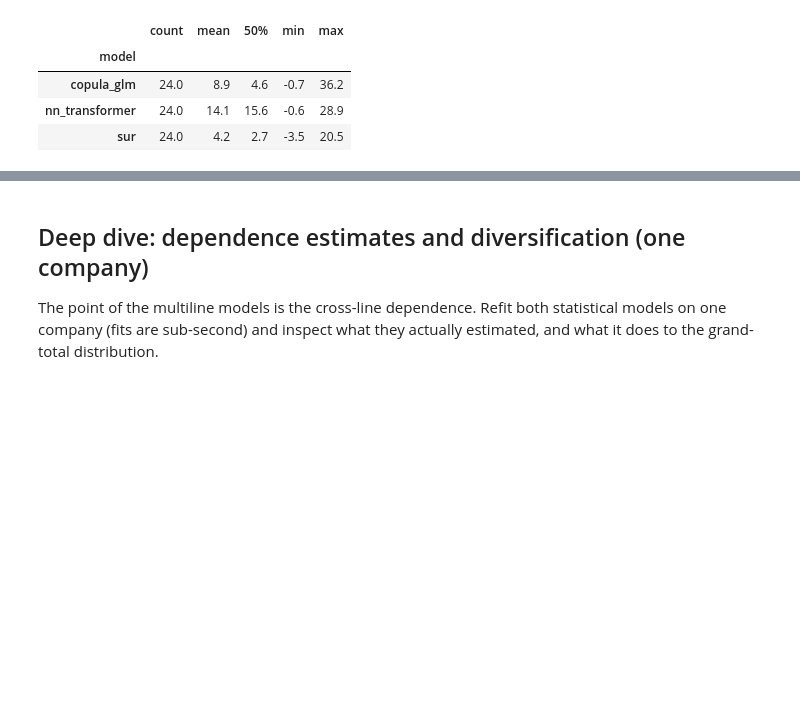
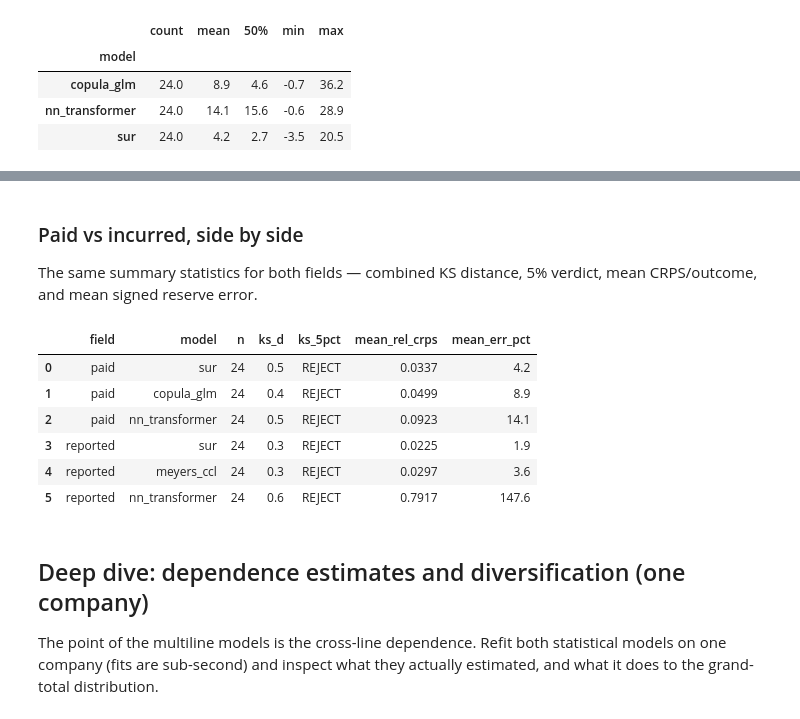
Before and after one commit to EKtheSage/ibnr, a Jupyter notebook: analysis/02_transformer_vs_statistical.ipynb, the cells around one changed output, grey strips where cells are left out. Saved outputs shown, nothing was run; the diff lists cells and outputs as text; code cells hidden in the pictures; blank space fills up the shorter version.

```diff
--- a/analysis/02_transformer_vs_statistical.ipynb
+++ b/analysis/02_transformer_vs_statistical.ipynb
@@ -208,3 +238,37 @@ ok.groupby("model")["err_pct"].describe().round(1)[["count", "mean", "50%", "min
+# %% [markdown]
+### Paid vs incurred, side by side
+
+The same summary statistics for both fields — combined KS distance,
+5% verdict, mean CRPS/outcome, and mean signed reserve error.
+# %%
+def field_summary(data, field_name):
+    rows = []
+    for model, grp in data.groupby("model"):
+        ks = ks_uniformity(grp["percentile"] / 100)
+        rows.append({
+            "field": field_name,
+            "model": model,
+            "n": len(grp),
+            "ks_d": round(ks.statistic, 1),
+            "ks_5pct": "REJECT" if ks.reject_5pct else "pass",
+            "mean_rel_crps": round((grp["crps"] / grp["outcome"]).mean(), 4),
+            "mean_err_pct": round(grp["err_pct"].mean(), 1),
+        })
+    return pd.DataFrame(rows)
+
+
+summary = field_summary(ok, "paid")
+if ok_r is not None:
+    summary = pd.concat([summary, field_summary(ok_r, "reported")], ignore_index=True)
+summary.sort_values(["field", "mean_rel_crps"]).reset_index(drop=True)
+# %% [output]
+|  | field | model | n | ks_d | ks_5pct | mean_rel_crps | mean_err_pct |
+| 0 | paid | sur | 24 | 0.5 | REJECT | 0.0337 | 4.2 |
+| 1 | paid | copula_glm | 24 | 0.4 | REJECT | 0.0499 | 8.9 |
+| 2 | paid | nn_transformer | 24 | 0.5 | REJECT | 0.0923 | 14.1 |
+| 3 | reported | sur | 24 | 0.3 | REJECT | 0.0225 | 1.9 |
+| 4 | reported | meyers_ccl | 24 | 0.3 | REJECT | 0.0297 | 3.6 |
+| 5 | reported | nn_transformer | 24 | 0.6 | REJECT | 0.7917 | 147.6 |
 # %% [markdown]
 ## Deep dive: dependence estimates and diversification (one company)
 
```
Also changed, not shown: parts of 13 cells of this notebook, 1 other file.
